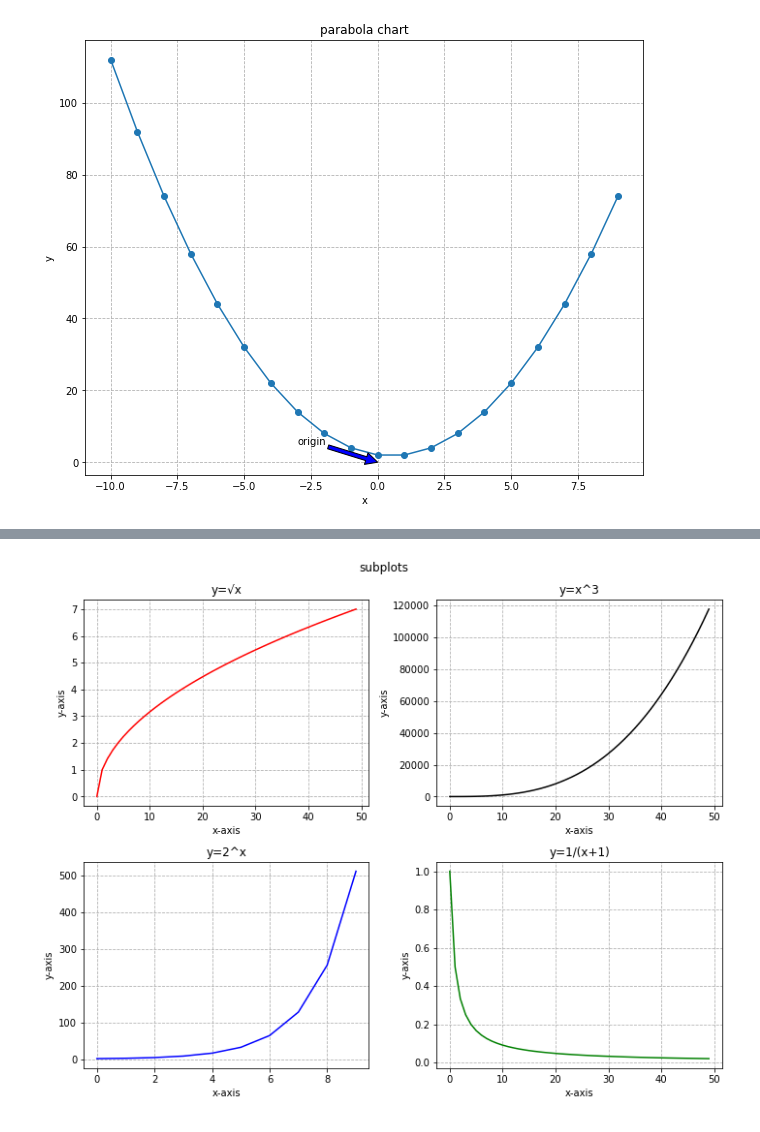
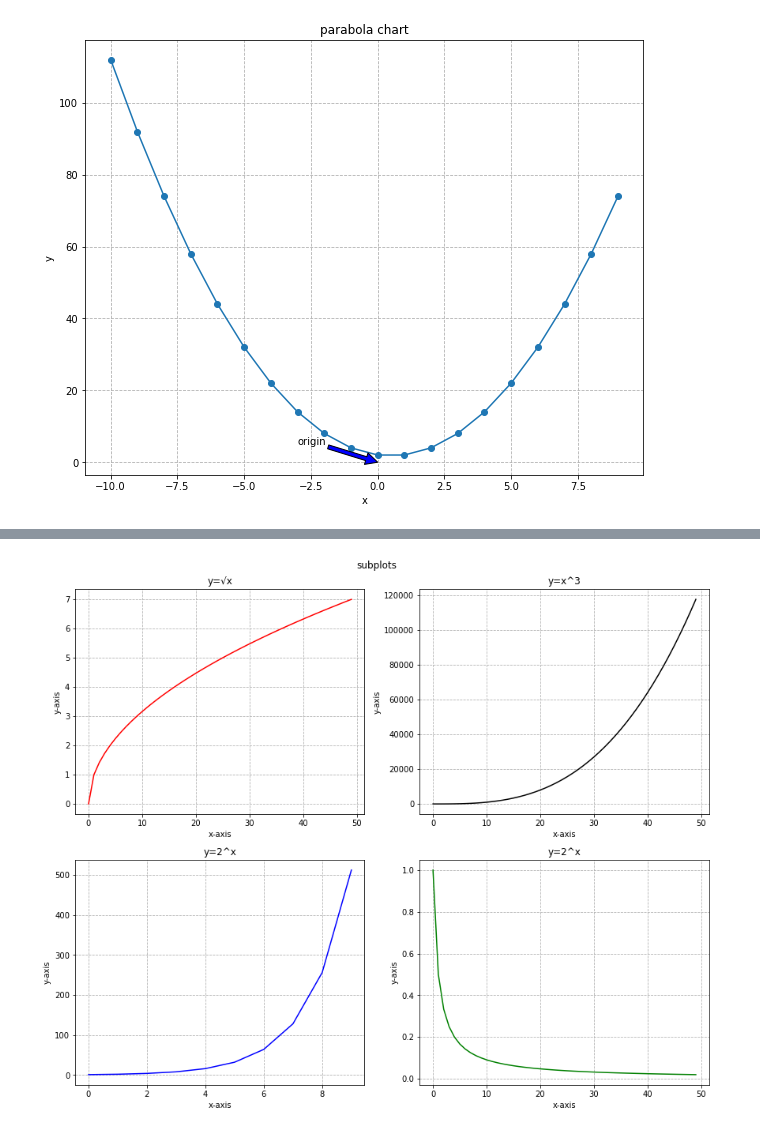
Before and after one commit to codyclonts/numpy-pandas-visualization-exercises, a Jupyter notebook: matplotlib_exercises.ipynb, the cells around one changed output, grey strips where cells are left out. Cells and saved outputs as stored; diff of their text form; code cells hidden in the pictures.

```diff
--- a/matplotlib_exercises.ipynb
+++ b/matplotlib_exercises.ipynb
@@ -25,5 +81,5 @@ Text(0, 0.5, 'y')
 # %%
-#3 and #4
+#2 and 3
 
 x = list(range(0,50))
 
@@ -34,7 +90,7 @@ y3 = [2**x1 for x1 in x1]
 y4= [(1/(x+1)) for x in x]
 
 
-plt.figure(figsize = (10,8))
+plt.figure(figsize = (12,10))
 
 
 
@@ -45,32 +101,32 @@ plt.plot(x,y, color = 'r')
 plt.title('y=√x')
 plt.xlabel('x-axis')
 plt.ylabel('y-axis')
 plt.grid(True, ls = '--')
 
 
 
 plt.subplot(2,2,2)
 plt.plot(x,y2, color = 'k')
 plt.title('y=x^3')
 plt.xlabel('x-axis')
 plt.ylabel('y-axis')
 plt.grid(True, ls = '--')
 
 plt.subplot(2,2,3)
 plt.plot(x1,y3, color = 'b')
 plt.title('y=2^x')
 plt.xlabel('x-axis')
 plt.ylabel('y-axis')
 plt.grid(True, ls = '--')
 
 plt.subplot(2,2,4)
 plt.plot(x,y4, color='green')
-plt.title('y=1/(x+1)')
+plt.title('y=2^x')
 plt.xlabel('x-axis')
 plt.ylabel('y-axis')
 plt.grid(True, ls = '--')
 
 
 plt.tight_layout()
 # %% [output]
-[figure, old version]
+[figure, new version]
```
Also changed, not shown: parts of 5 cells of this notebook.
